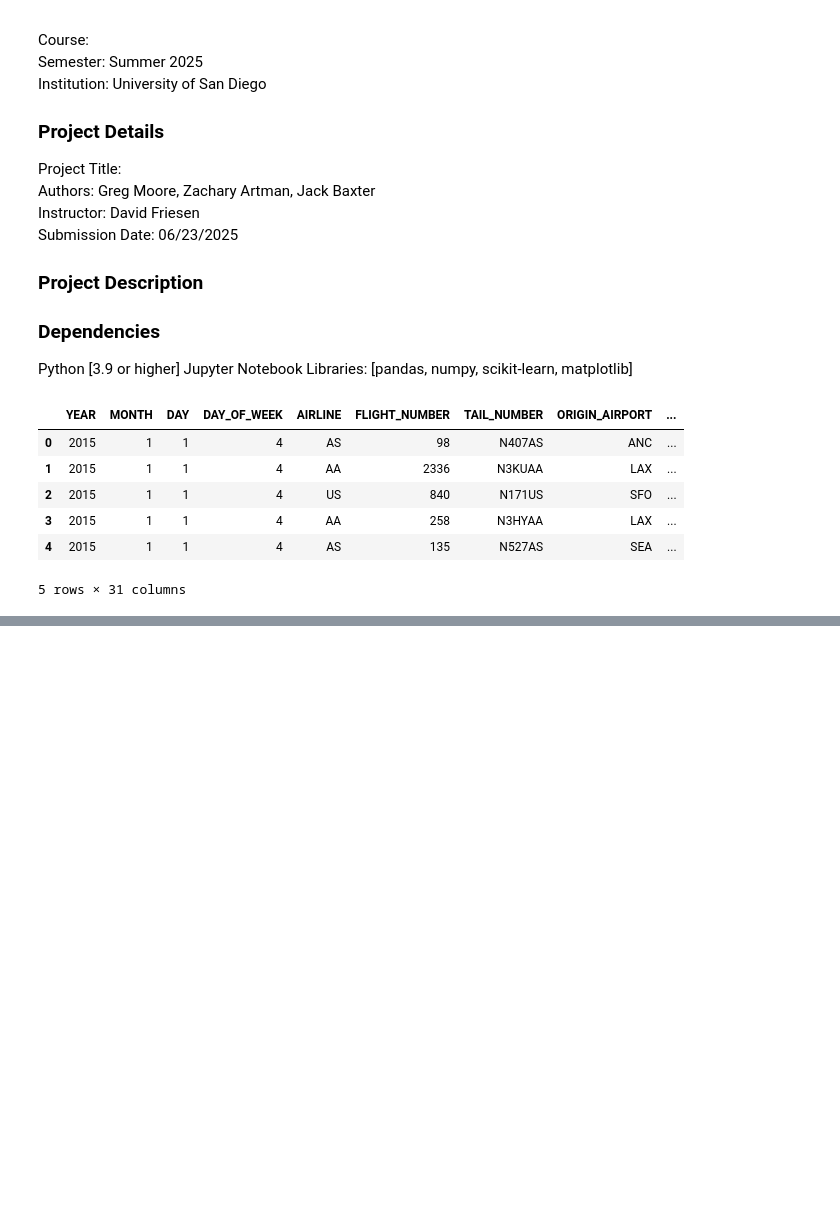
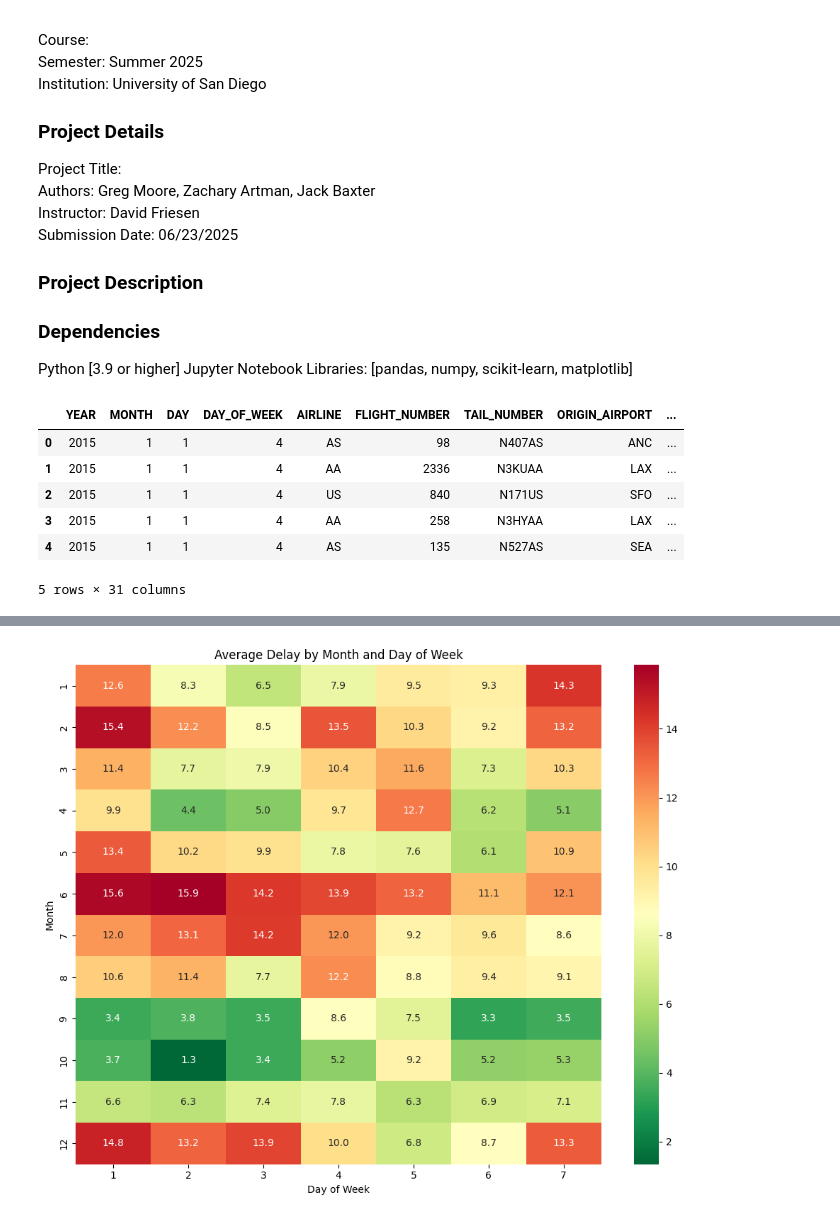
Before and after one commit to jbaxterusd/AAI510-FP-GRP1, a Jupyter notebook: fpd1.0.ipynb, the cells around one changed output, grey strips where cells are left out. Cells and saved outputs as stored; diff of their text form; code cells hidden in the pictures; blank space fills up the shorter version.

```diff
--- a/fpd1.0.ipynb
+++ b/fpd1.0.ipynb
@@ -113,0 +103,11 @@ plt.show()
+# %%
+pivot_table = airlinedata.pivot_table(values='DEPARTURE_DELAY', index='MONTH', columns='DAY_OF_WEEK', aggfunc='mean')
+plt.figure(figsize=(10, 8))
+sns.heatmap(pivot_table, annot=True, cmap='RdYlGn_r', fmt='.1f')
+plt.title('Average Delay by Month and Day of Week')
+plt.xlabel('Day of Week')
+plt.ylabel('Month')
+plt.tight_layout()
+plt.show()
+# %% [output]
+[figure, added]
```
Also changed, not shown: parts of 14 cells of this notebook.
